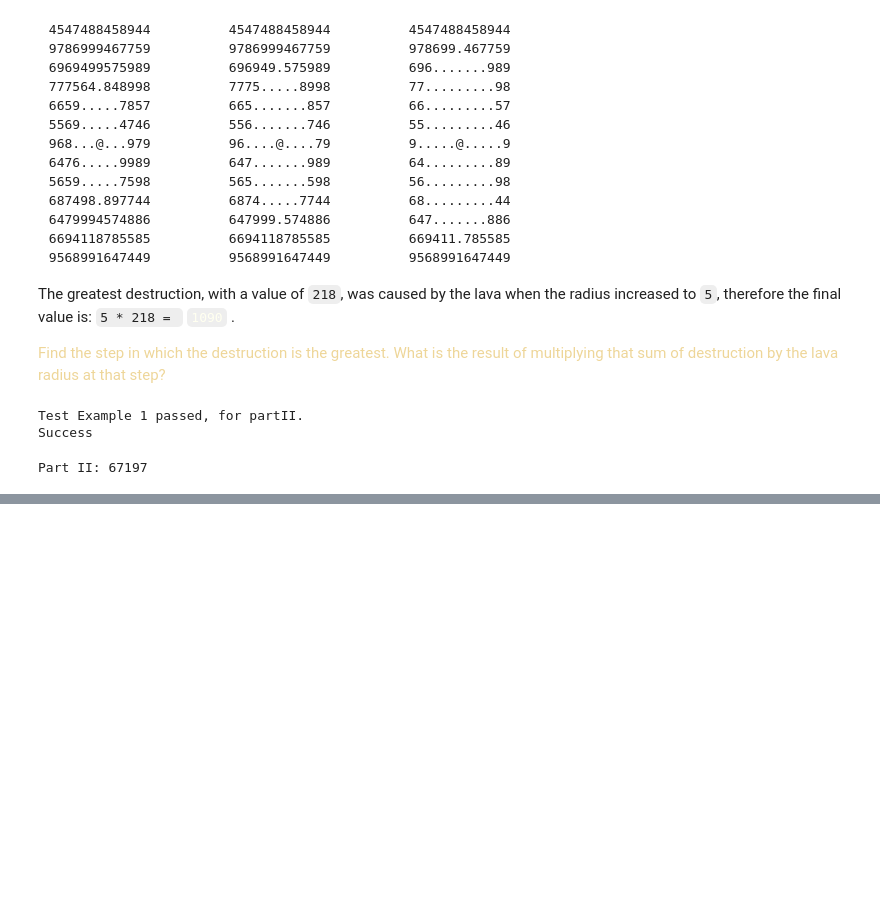
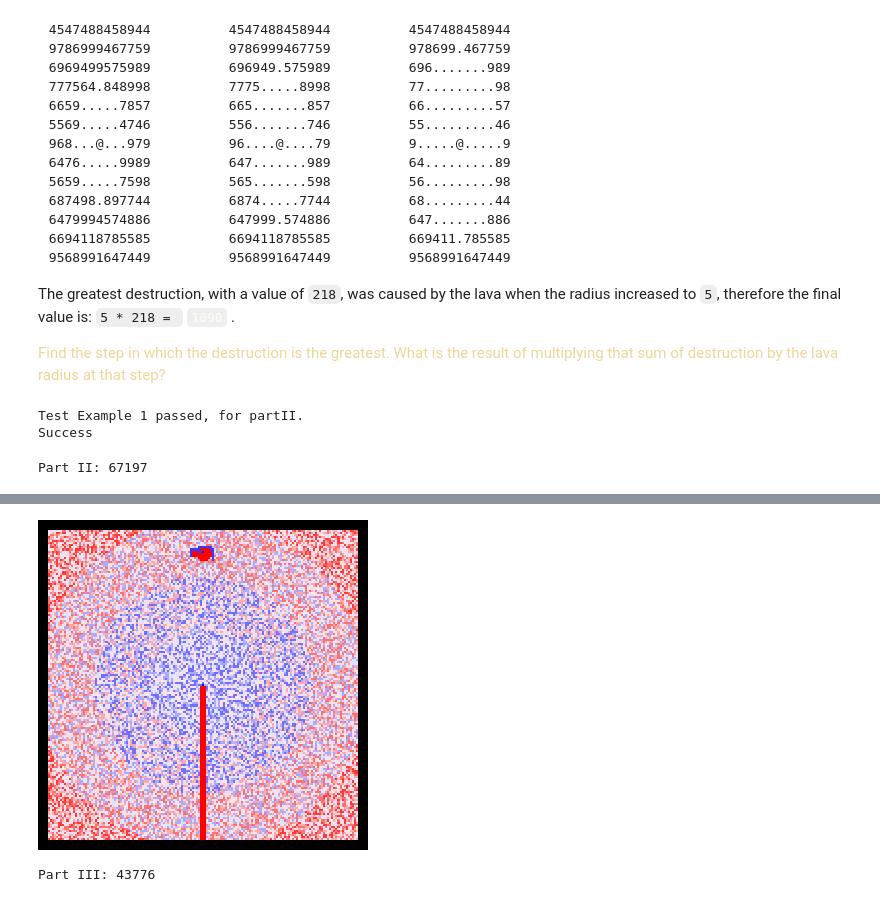
Before and after one commit to JanBergsma/everybody_codes, a Jupyter notebook: The Song of Ducks and Dragons 2025/src/quest17.ipynb, the cells around one changed output, grey strips where cells are left out. Saved outputs shown, nothing was run; the diff lists cells and outputs as text; code cells hidden in the pictures; blank space fills up the shorter version.

```diff
--- a/The Song of Ducks and Dragons 2025/src/quest17.ipynb
+++ b/The Song of Ducks and Dragons 2025/src/quest17.ipynb
@@ -665,5 +877,8 @@ In the last example, constructing the loop around the volcano is possible in `31
 # %%
-# with open('../inputs/everybody_codes_e2025_q16_p3.txt') as blocks_for_length_n:
-#     notes3 = blocks_for_length_n.read()
+with open('../inputs/everybody_codes_e2025_q17_p3.txt') as f:
+    notes3 = f.read()
 
-# print(f'Part III: {partIII(notes3)}')
+print(f'Part III: {partIII(notes3, debug=True)}')
+# %% [output]
+[figure, added]
+Part III: 43776
```
Also changed, not shown: parts of 4 cells of this notebook, 7 other files.
